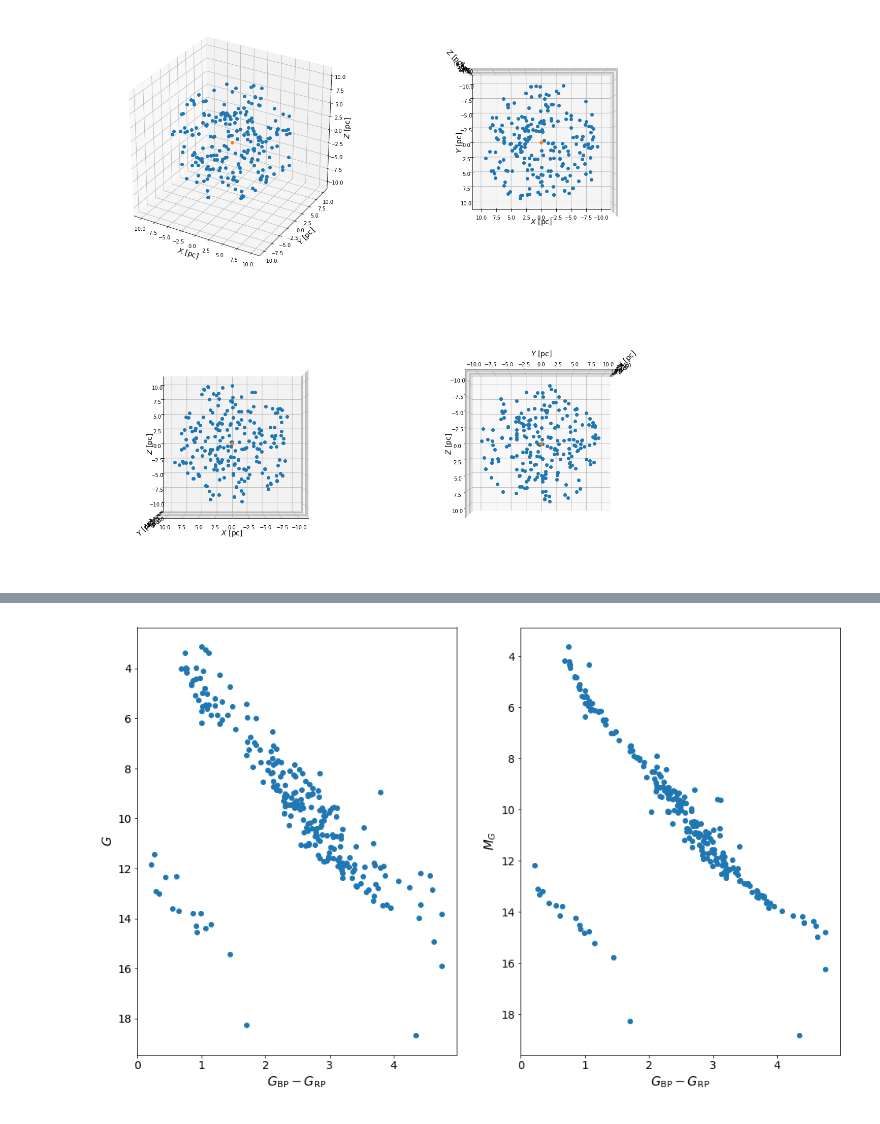
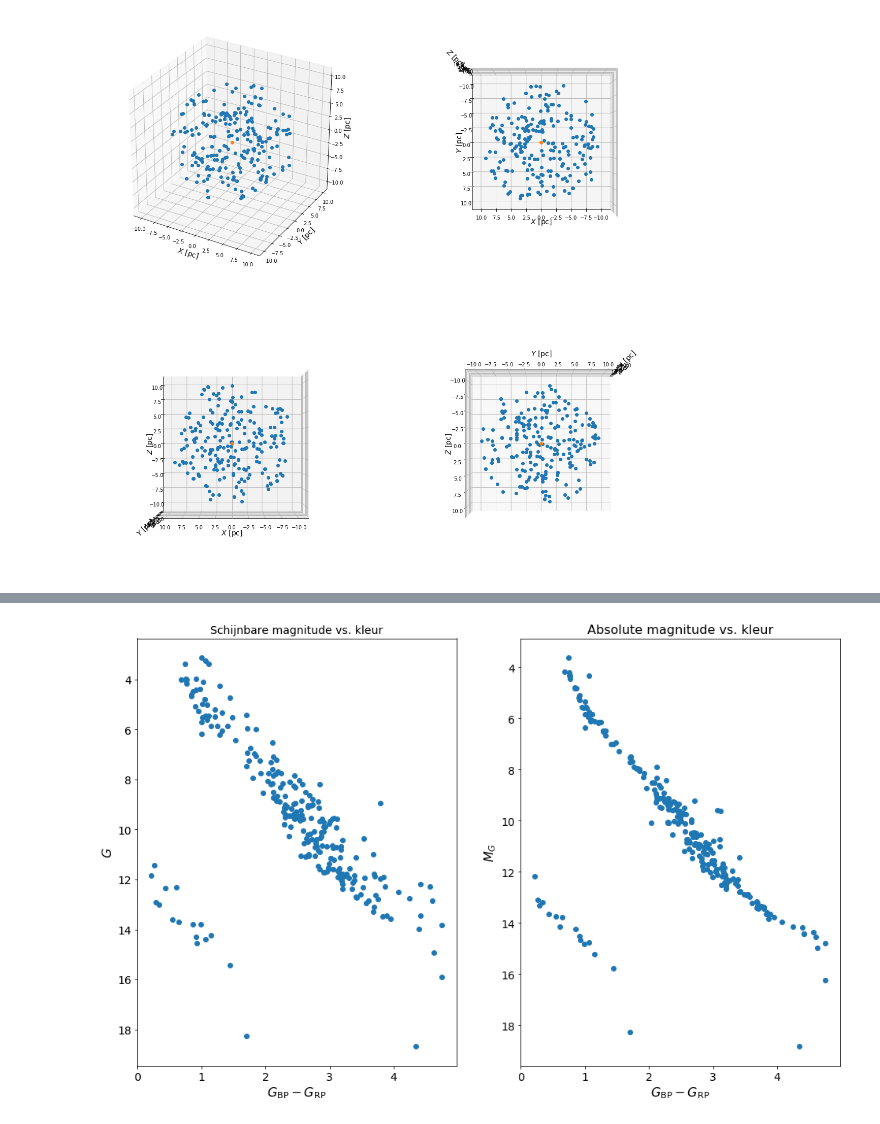
Before and after one commit to agabrown/nwd-2019-gaia-workshop, a Jupyter notebook: TienParsec.ipynb, the cells around one changed output, grey strips where cells are left out. Drawn from its saved outputs; the diff is of its cells as text; code cells hidden in the pictures.

```diff
--- a/TienParsec.ipynb
+++ b/TienParsec.ipynb
@@ -233,26 +209,28 @@ In de onderstaande code zetten de helderheid van de sterren binnen 10 pc van de
 # %%
 gmag = tienparsec_data['phot_g_mean_mag']
 bpminrp = tienparsec_data['bp_rp']
 
 figcmd = plt.figure(figsize=(16,10))
 axA = figcmd.add_subplot(1,2,1)
 axB = figcmd.add_subplot(1,2,2)
 
 axA.plot(bpminrp, gmag, 'o')
 axA.invert_yaxis()
 axA.set_xlabel('$G_\mathrm{BP}-G_\mathrm{RP}$', fontsize=16)
 axA.set_ylabel('$G$', fontsize=16)
 axA.tick_params(axis="x", labelsize=14)
 axA.tick_params(axis="y", labelsize=14)
+axA.set_title('Schijnbare magnitude vs. kleur', fontsize=14)
 
 axB.plot(bpminrp, gmag+5*np.log10(parallax)-10, 'o')
 axB.invert_yaxis()
 axB.set_xlabel('$G_\mathrm{BP}-G_\mathrm{RP}$', fontsize=16)
 axB.set_ylabel('$M_G$', fontsize=16)
 axB.tick_params(axis="x", labelsize=14)
 axB.tick_params(axis="y", labelsize=14)
+axB.set_title('Absolute magnitude vs. kleur', fontsize=16)
 
 plt.show()
 # %% [output]
-[figure, old version]
+[figure, new version]
 # %% [markdown]
```
Also changed, not shown: parts of 10 cells of this notebook.
